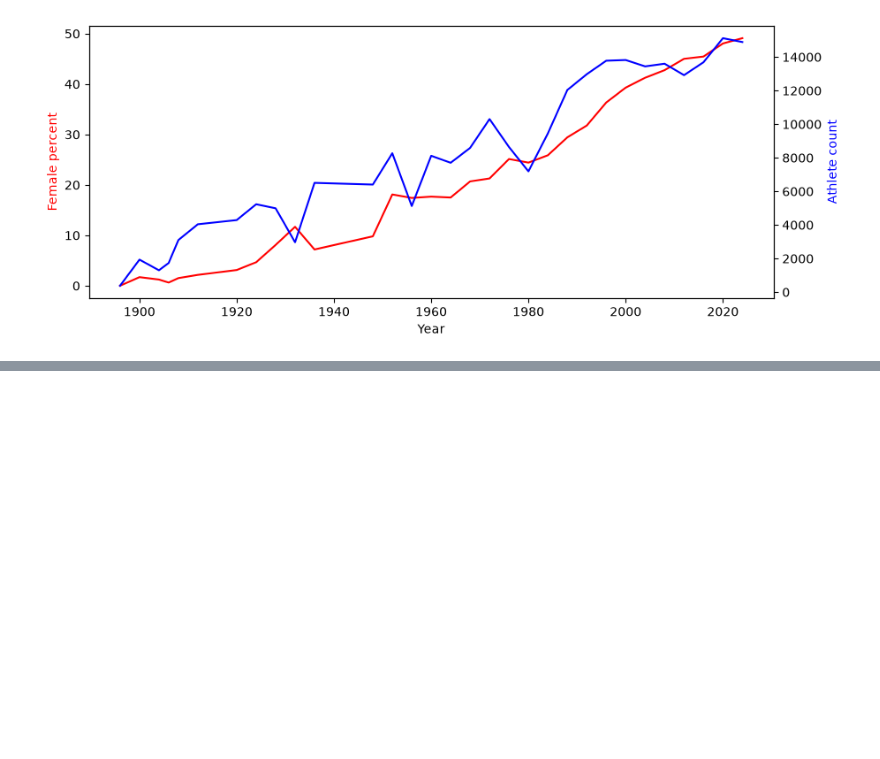
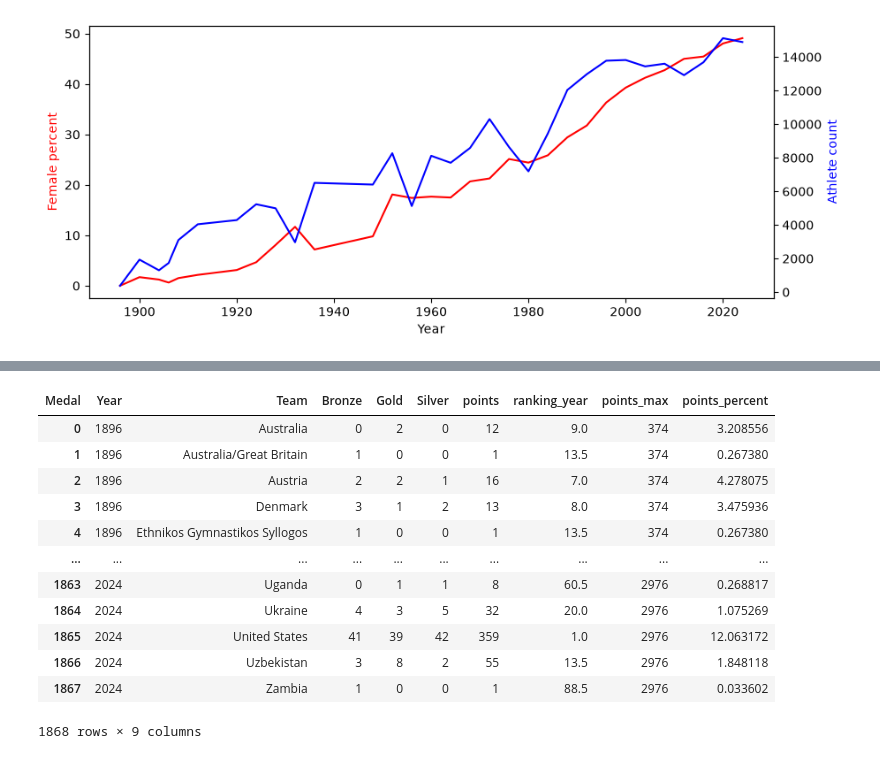
Before and after one commit to dane-analizy/szkolenie_pandas-2026_09_28-2026_09_30, a Jupyter notebook: robocze/15_olimpiada.ipynb, the cells around one changed output, grey strips where cells are left out. Cells and saved outputs as stored; diff of their text form; code cells hidden in the pictures; blank space fills up the shorter version.

```diff
--- a/robocze/15_olimpiada.ipynb
+++ b/robocze/15_olimpiada.ipynb
@@ -206,0 +224,20 @@ plt.show()
+# %%
+# zasada punktacji medalowej:
+# bronze = 1 pkt
+# silver = 2 pkt
+# gold   = 6 pkt
+
+# liczymy ile kto miał medali w którym roku
+df_medal_points = (
+    df_medal[["Year", "Team", "Medal", "Sport", "Event"]]
+    .drop_duplicates()
+    .pivot_table(
+        index=["Year", "Team"],
+        columns="Medal",
+        values="Sport",
+        aggfunc="count",
+        fill_value=0,
+    )
+    .reset_index()
+)
+df_medal_points
@@ -206,0 +258,5 @@ plt.show()
+# %%
+df_medal_points["points"] = (
+    6*df_medal_points["Gold"] + 2*df_medal_points["Silver"] + 1*df_medal_points["Bronze"]
+)
+df_medal_points
@@ -206,0 +329,5 @@ plt.show()
+# %%
+df_medal_points["ranking_year"] = df_medal_points.groupby(["Year"])["points"].rank(
+    ascending=False
+)
+df_medal_points[df_medal_points["ranking_year"] <= 3].sort_values(["Year", "ranking_year"], ascending=[True, True])
@@ -206,0 +377,20 @@ plt.show()
+# %%
+df_medal_points['points_max'] = df_medal_points.groupby("Year")["points"].transform("sum")
+df_medal_points["points_percent"] = (
+    100 * df_medal_points["points"] / df_medal_points["points_max"]
+)
+df_medal_points
+# %% [output]
+| Medal | Year | Team | Bronze | Gold | Silver | points | ranking_year | points_max | points_percent |
+| 0 | 1896 | Australia | 0 | 2 | 0 | 12 | 9.0 | 374 | 3.208556 |
+| 1 | 1896 | Australia/Great Britain | 1 | 0 | 0 | 1 | 13.5 | 374 | 0.267380 |
+| 2 | 1896 | Austria | 2 | 2 | 1 | 16 | 7.0 | 374 | 4.278075 |
+| 3 | 1896 | Denmark | 3 | 1 | 2 | 13 | 8.0 | 374 | 3.475936 |
+| 4 | 1896 | Ethnikos Gymnastikos Syllogos | 1 | 0 | 0 | 1 | 13.5 | 374 | 0.267380 |
+| ... | ... | ... | ... | ... | ... | ... | ... | ... | ... |
+| 1863 | 2024 | Uganda | 0 | 1 | 1 | 8 | 60.5 | 2976 | 0.268817 |
+| 1864 | 2024 | Ukraine | 4 | 3 | 5 | 32 | 20.0 | 2976 | 1.075269 |
+| 1865 | 2024 | United States | 41 | 39 | 42 | 359 | 1.0 | 2976 | 12.063172 |
+| 1866 | 2024 | Uzbekistan | 3 | 8 | 2 | 55 | 13.5 | 2976 | 1.848118 |
+| 1867 | 2024 | Zambia | 1 | 0 | 0 | 1 | 88.5 | 2976 | 0.033602 |
+1868 rows × 9 columns
```
Also changed, not shown: parts of 11 cells of this notebook.
